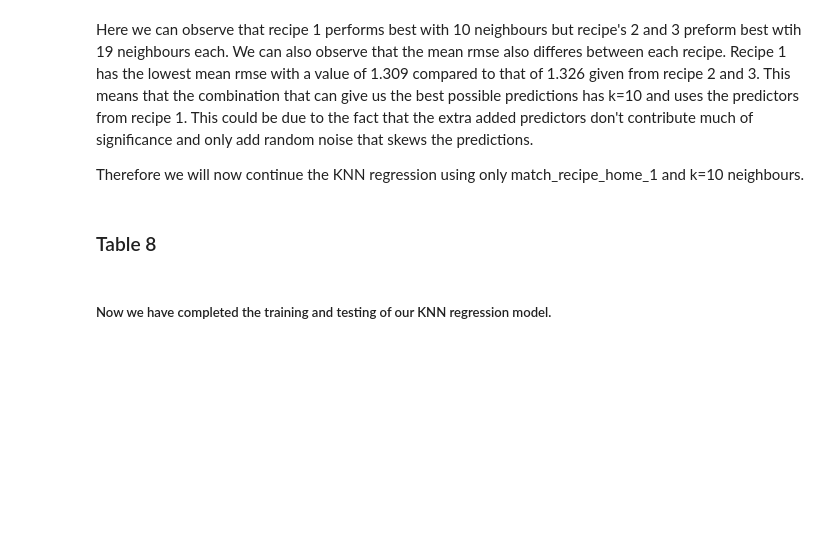
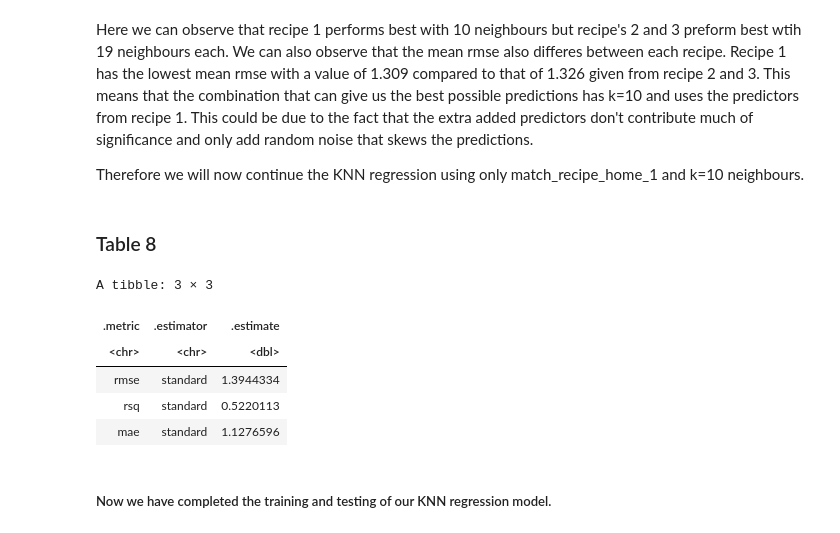
Before and after one commit to armanmoztar/DSCI100-group-project-report, a Jupyter notebook: Group_Project.ipynb, the cells around one changed output. Saved outputs shown, nothing was run; the diff lists cells and outputs as text; code cells hidden in the pictures; blank space fills up the shorter version.

```diff
--- a/Group_Project.ipynb
+++ b/Group_Project.ipynb
@@ -371,6 +371,15 @@ match_summary <- match_best_fit %>%
           metrics(truth = NetScore, estimate = .pred)
 # %% [markdown]
 ### Table 8
+# %%
+match_summary
+# %% [output]
+A tibble: 3 × 3
+| .metric | .estimator | .estimate |
+| <chr> | <chr> | <dbl> |
+| rmse | standard | 1.3944334 |
+| rsq | standard | 0.5220113 |
+| mae | standard | 1.1276596 |
 # %% [markdown]
 ##### Now we have completed the training and testing of our KNN regression model.
 # %%
```
Also changed, not shown: parts of 1 cell of this notebook.
